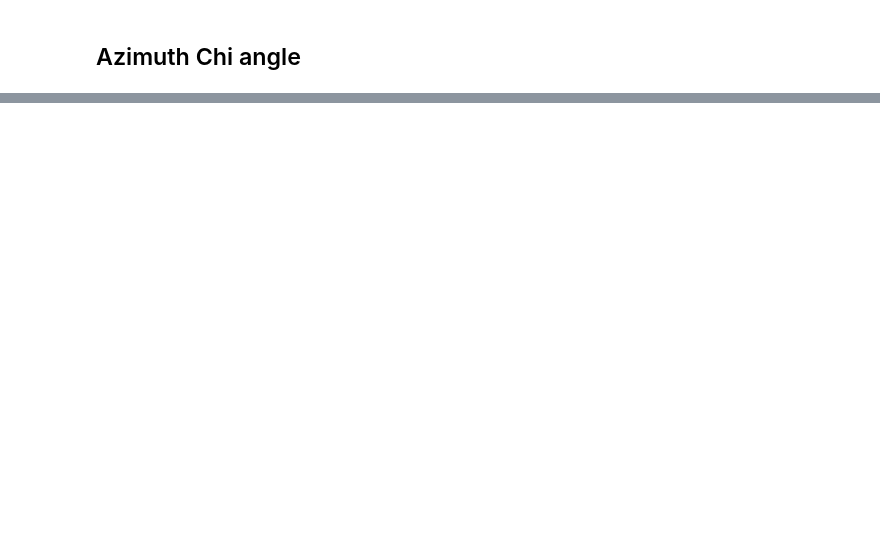
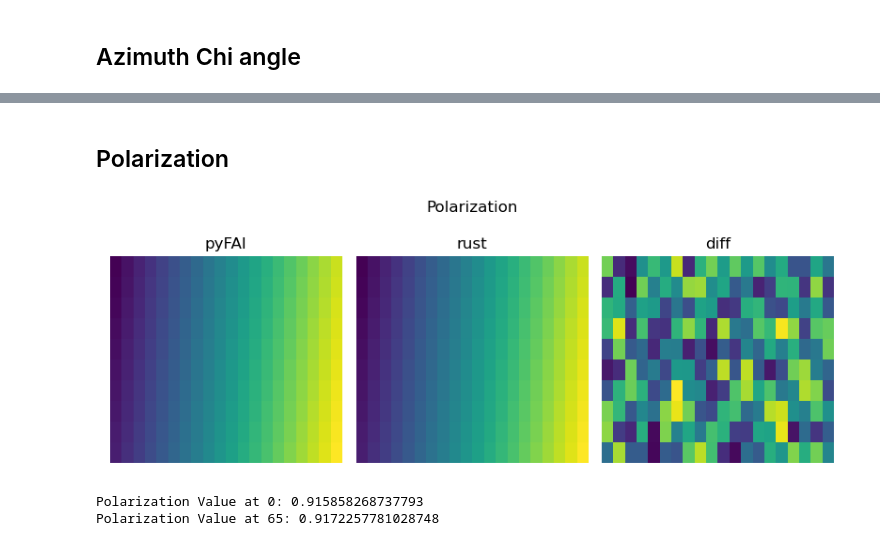
Before and after one commit to CPrescher/Dioptrin, a Jupyter notebook: notebooks/geometry_test_check.ipynb, the cells around one changed output, grey strips where cells are left out. Drawn from its saved outputs; the diff is of its cells as text; code cells hidden in the pictures; blank space fills up the shorter version.

```diff
--- a/notebooks/geometry_test_check.ipynb
+++ b/notebooks/geometry_test_check.ipynb
@@ -188,0 +218,27 @@ Chi Value at 65: -1.9388844248371555
+# %% [markdown]
+## Polarization
+# %%
+pol = geometry.polarization(factor=0.99)
+pol_rust = np.loadtxt("test_output/polarization.txt").reshape(shape)
+
+figure(figsize=(8, 3))
+suptitle("Polarization")
+subplot(1, 3, 1)
+title("pyFAI"); axis("off")
+imshow(pol, origin="lower", aspect="auto")
+subplot(1, 3, 2)
+title("rust"); axis("off")
+imshow(pol_rust, origin="lower", aspect="auto")
+subplot(1, 3, 3)
+title("diff"); axis("off")
+imshow(pol_rust-pol, origin="lower", aspect="auto")
+tight_layout()
+# %% [output]
+[figure, added]
+# %%
+index=[0, test_index]
+for i in index:
+    print("Polarization Value at {}: {}".format(i, pol.flatten()[i]))
+# %% [output]
+Polarization Value at 0: 0.915858268737793
+Polarization Value at 65: 0.9172257781028748
```
Also changed, not shown: parts of 15 cells of this notebook, 1 other file.
